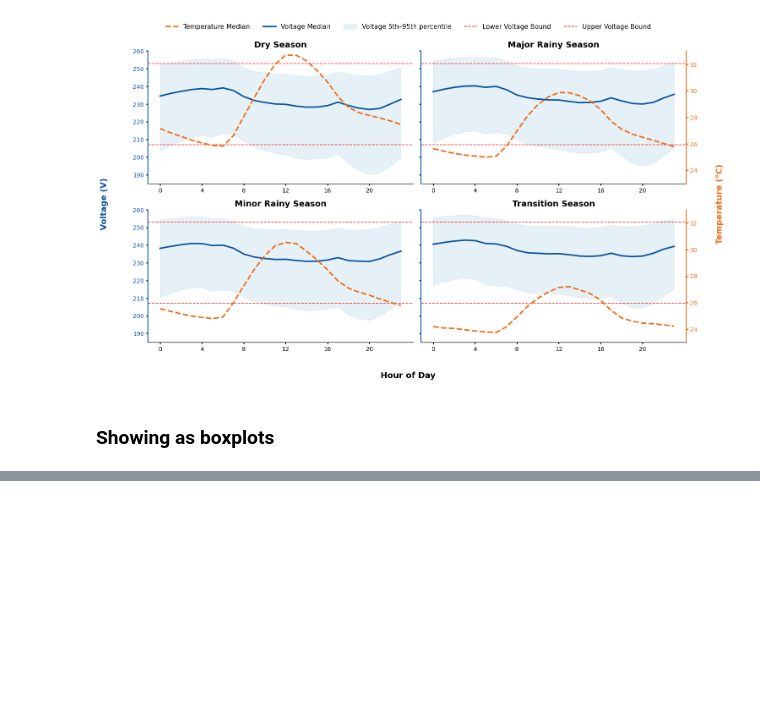
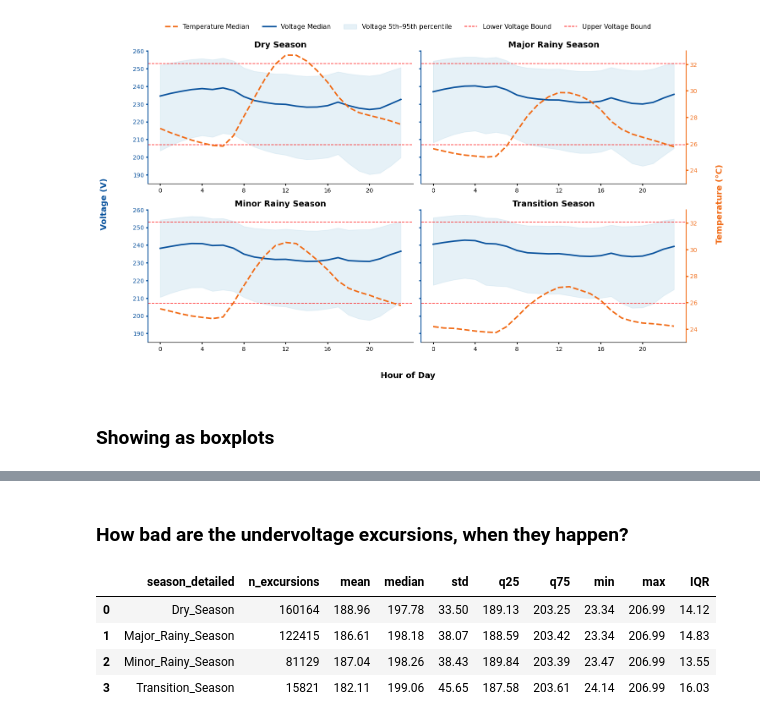
Before and after one commit to KaytheDee/pqr_extreme_weather_analysis, a Jupyter notebook: notebooks/_pre_processing_undervolt_workflow_rev3_process_with_plotting.ipynb, the cells around one changed output, grey strips where cells are left out. Cells and saved outputs as stored; diff of their text form; code cells hidden in the pictures; blank space fills up the shorter version.

```diff
--- a/notebooks/_pre_processing_undervolt_workflow_rev3_process_with_plotting.ipynb
+++ b/notebooks/_pre_processing_undervolt_workflow_rev3_process_with_plotting.ipynb
@@ -4631,0 +5257,2 @@ voltage_box_summary, temp_summary = plot_seasonal_hourly_voltage_boxplots(
+# %% [markdown]
+### How bad are the undervoltage excursions, when they happen?
@@ -4631,0 +5314,10 @@ voltage_box_summary, temp_summary = plot_seasonal_hourly_voltage_boxplots(
+# %%
+undervoltage_severity = summarise_undervoltage_severity_by_season(combined_hourly_voltage_df)
+# %%
+undervoltage_severity
+# %% [output]
+|  | season_detailed | n_excursions | mean | median | std | q25 | q75 | min | max | IQR |
+| 0 | Dry_Season | 160164 | 188.96 | 197.78 | 33.50 | 189.13 | 203.25 | 23.34 | 206.99 | 14.12 |
+| 1 | Major_Rainy_Season | 122415 | 186.61 | 198.18 | 38.07 | 188.59 | 203.42 | 23.34 | 206.99 | 14.83 |
+| 2 | Minor_Rainy_Season | 81129 | 187.04 | 198.26 | 38.43 | 189.84 | 203.39 | 23.47 | 206.99 | 13.55 |
+| 3 | Transition_Season | 15821 | 182.11 | 199.06 | 45.65 | 187.58 | 203.61 | 24.14 | 206.99 | 16.03 |
```
Also changed, not shown: parts of 12 cells of this notebook, 12 other files.
